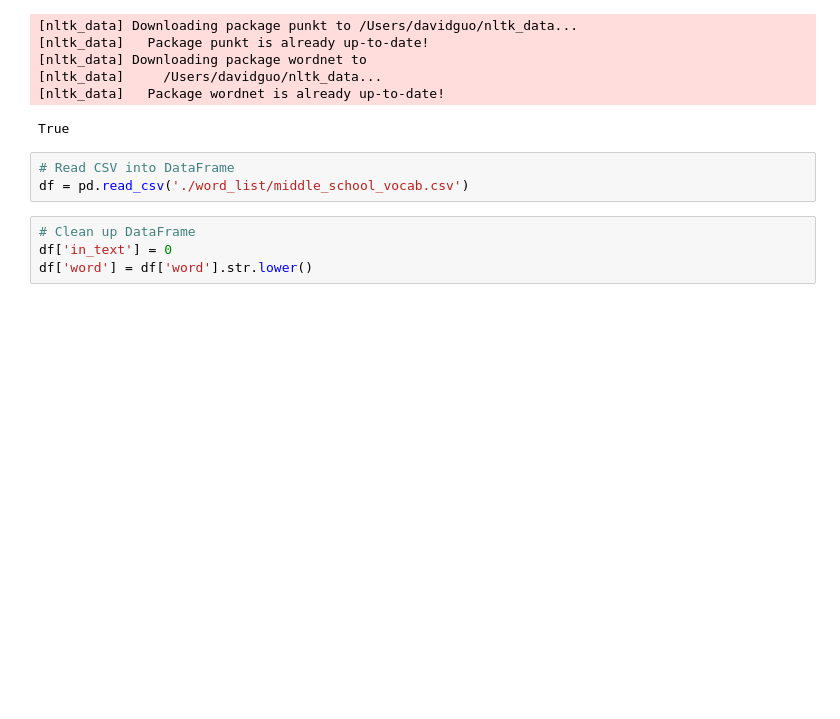
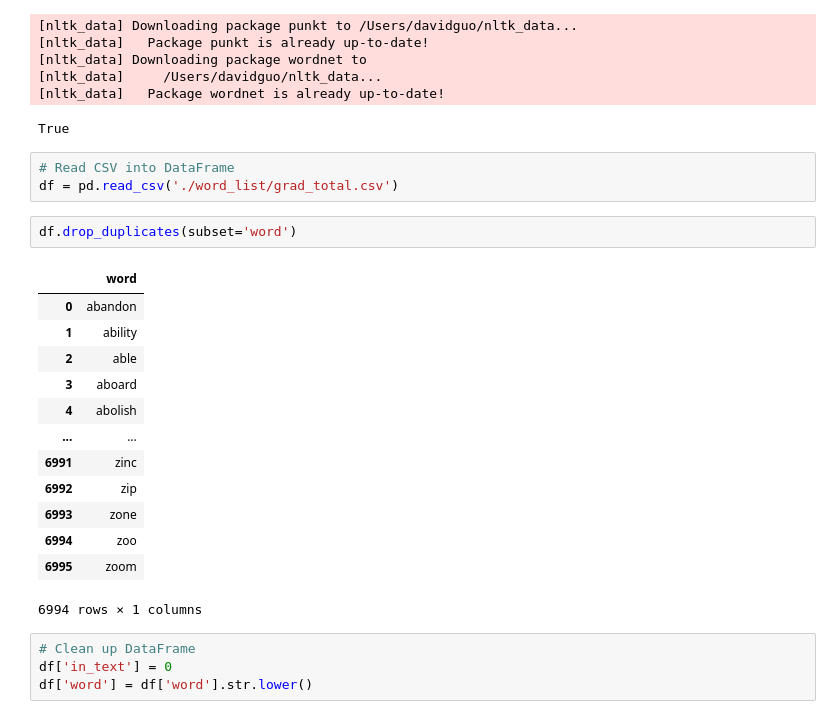
Before and after one commit to davidmrguo/hpvocab, a Jupyter notebook: notebook.ipynb, the cells around one changed output. Cells and saved outputs as stored; diff of their text form; blank space fills up the shorter version.

```diff
--- a/notebook.ipynb
+++ b/notebook.ipynb
@@ -17,7 +17,23 @@ nltk.download('wordnet')
 True
 # %%
 # Read CSV into DataFrame
-df = pd.read_csv('./word_list/middle_school_vocab.csv')
+df = pd.read_csv('./word_list/grad_total.csv')
+# %%
+df.drop_duplicates(subset='word')
+# %% [output]
+|  | word |
+| 0 | abandon |
+| 1 | ability |
+| 2 | able |
+| 3 | aboard |
+| 4 | abolish |
+| ... | ... |
+| 6991 | zinc |
+| 6992 | zip |
+| 6993 | zone |
+| 6994 | zoo |
+| 6995 | zoom |
+6994 rows × 1 columns
 # %%
 # Clean up DataFrame
 df['in_text'] = 0
```
Also changed, not shown: parts of 3 cells of this notebook, 3 other files.
